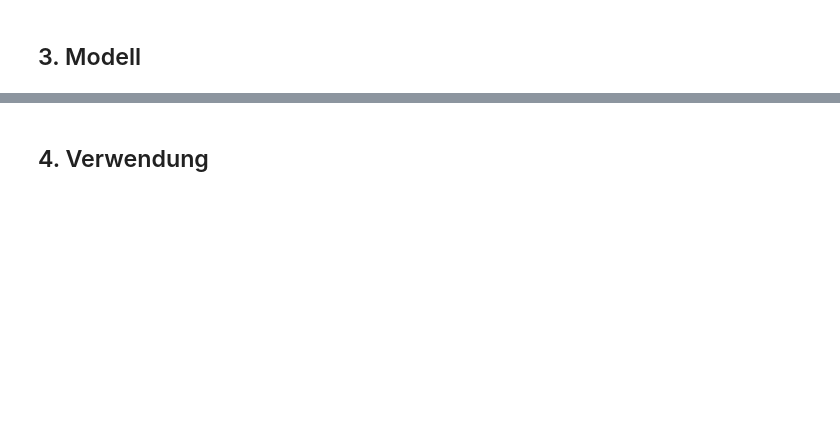
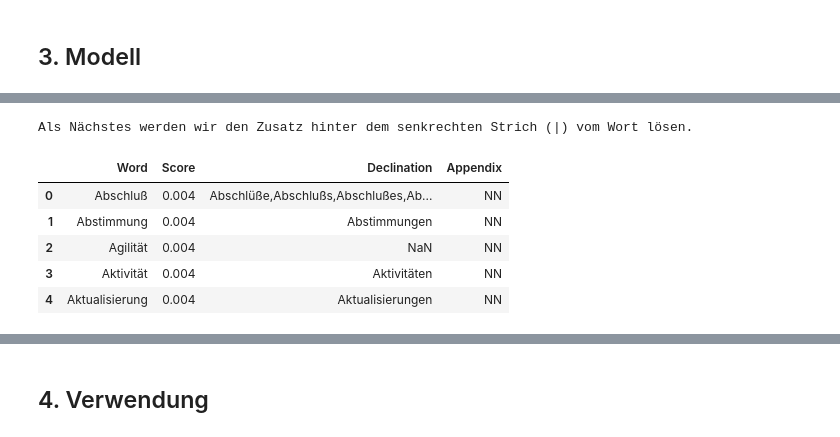
Before and after one commit to orca-nrw/lernmodul-texte, a Jupyter notebook: index.ipynb, the cells around one changed output, grey strips where cells are left out. Cells and saved outputs as stored; diff of their text form; code cells hidden in the pictures; blank space fills up the shorter version.

```diff
--- a/index.ipynb
+++ b/index.ipynb
@@ -247,0 +262,12 @@ Wie sieht die Visualisierung davon aus?
+# %%
+print("Als Nächstes werden wir den Zusatz hinter dem senkrechten Strich (|) vom Wort lösen.")
+positive[['Word', 'Appendix']] = positive['Word'].str.split('|', 1, expand=True)
+positive.head()
+# %% [output]
+Als Nächstes werden wir den Zusatz hinter dem senkrechten Strich (|) vom Wort lösen.
+|  | Word | Score | Declination | Appendix |
+| 0 | Abschluß | 0.004 | Abschlüße,Abschlußs,Abschlußes,Ab... | NN |
+| 1 | Abstimmung | 0.004 | Abstimmungen | NN |
+| 2 | Agilität | 0.004 | NaN | NN |
+| 3 | Aktivität | 0.004 | Aktivitäten | NN |
+| 4 | Aktualisierung | 0.004 | Aktualisierungen | NN |
```
Also changed, not shown: parts of 23 cells of this notebook.
